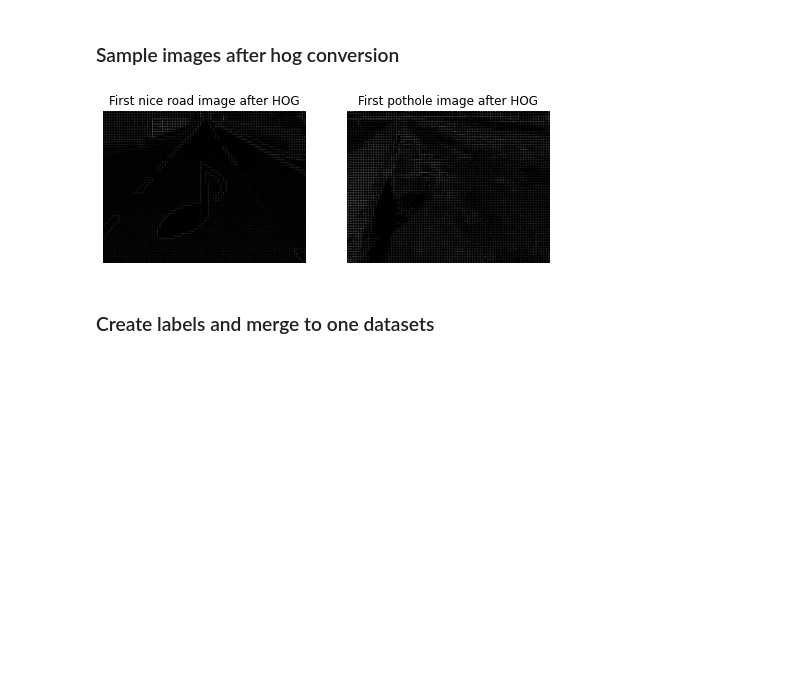
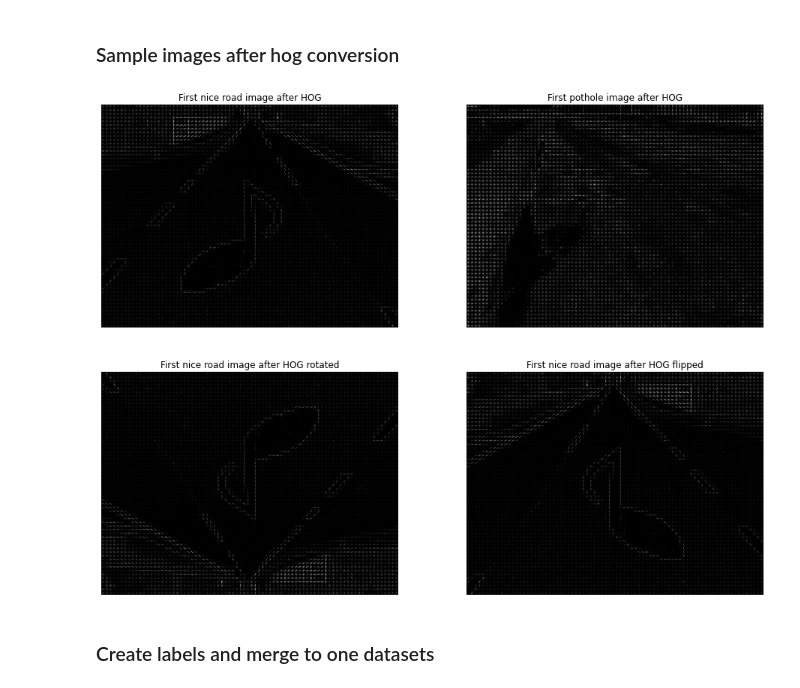
Before and after one commit to jace3k/pothole-detection, a Jupyter notebook: pothole-detection.ipynb, the cells around one changed output. Cells and saved outputs as stored; diff of their text form; code cells hidden in the pictures; blank space fills up the shorter version.

```diff
--- a/pothole-detection.ipynb
+++ b/pothole-detection.ipynb
@@ -34,20 +34,20 @@ This function below takes each image from given folder and:
 
 The result of this function is an image set and feature set of given dataset.
 # %%
-
 import pandas as pd
 from skimage.feature import hog
 from skimage import data, exposure
 from skimage.io import imread
-from skimage.transform import resize
+from skimage.transform import resize, rotate
 
 
-def scale_and_hog(folder_name, image_names):
+def scale_and_hog(folder_name, image_names, transform=lambda x: x):
     images_list = []
     features_list = []
     for img_name in image_names:
         image = imread('{}/{}'.format(folder_name, img_name))
         image = resize(image, (480, 640))
+        image = transform(image)
         try:
             fd, hog_image = hog(image, orientations=8, pixels_per_cell=(8, 8), cells_per_block=(1, 1), visualize=True, multichannel=True)
 
@@ -66,0 +71,5 @@ Road_Image_Data done!
+# %%
+def rotate_transform(image):
+    return rotate(image, 180)
+
+nice_fd_rotated, nice_img_rotated = scale_and_hog(ROAD_IMAGE_DATA_FOLDER, nice_road_images, rotate_transform)
@@ -66,0 +80,7 @@ Road_Image_Data done!
+# %%
+from numpy import fliplr
+
+def flip_transform(image):
+    return fliplr(image)
+
+nice_fd_flipped, nice_img_flipped = scale_and_hog(ROAD_IMAGE_DATA_FOLDER, nice_road_images, flip_transform)
@@ -75,18 +97,28 @@ Road_Image_Data done!
 ### Sample images after hog conversion
 # %%
 import matplotlib.pyplot as plt
-fig, (ax1, ax2) = plt.subplots(1, 2, figsize=(8, 4), sharex=True, sharey=True)
+fig, ((ax1, ax2), (ax3, ax4)) = plt.subplots(2, 2, figsize=(16, 12), sharex=True, sharey=True)
 
 ax1.axis('off')
 ax1.imshow(nice_img[0], cmap=plt.cm.gray)
 ax1.set_title('First nice road image after HOG')
 
 ax2.axis('off')
 ax2.imshow(pothole_img[0], cmap=plt.cm.gray)
 ax2.set_title('First pothole image after HOG')
+
+
+ax3.axis('off')
+ax3.imshow(nice_img_rotated[0], cmap=plt.cm.gray)
+ax3.set_title('First nice road image after HOG rotated')
+
+ax4.axis('off')
+ax4.imshow(nice_img_flipped[0], cmap=plt.cm.gray)
+ax4.set_title('First nice road image after HOG flipped')
+
 plt.show()
 # %% [output]
-[figure, old version]
+[figure, new version]
 # %% [markdown]
 ### Create labels and merge to one datasets
 # %% [markdown]
```
Also changed, not shown: parts of 18 cells of this notebook.
